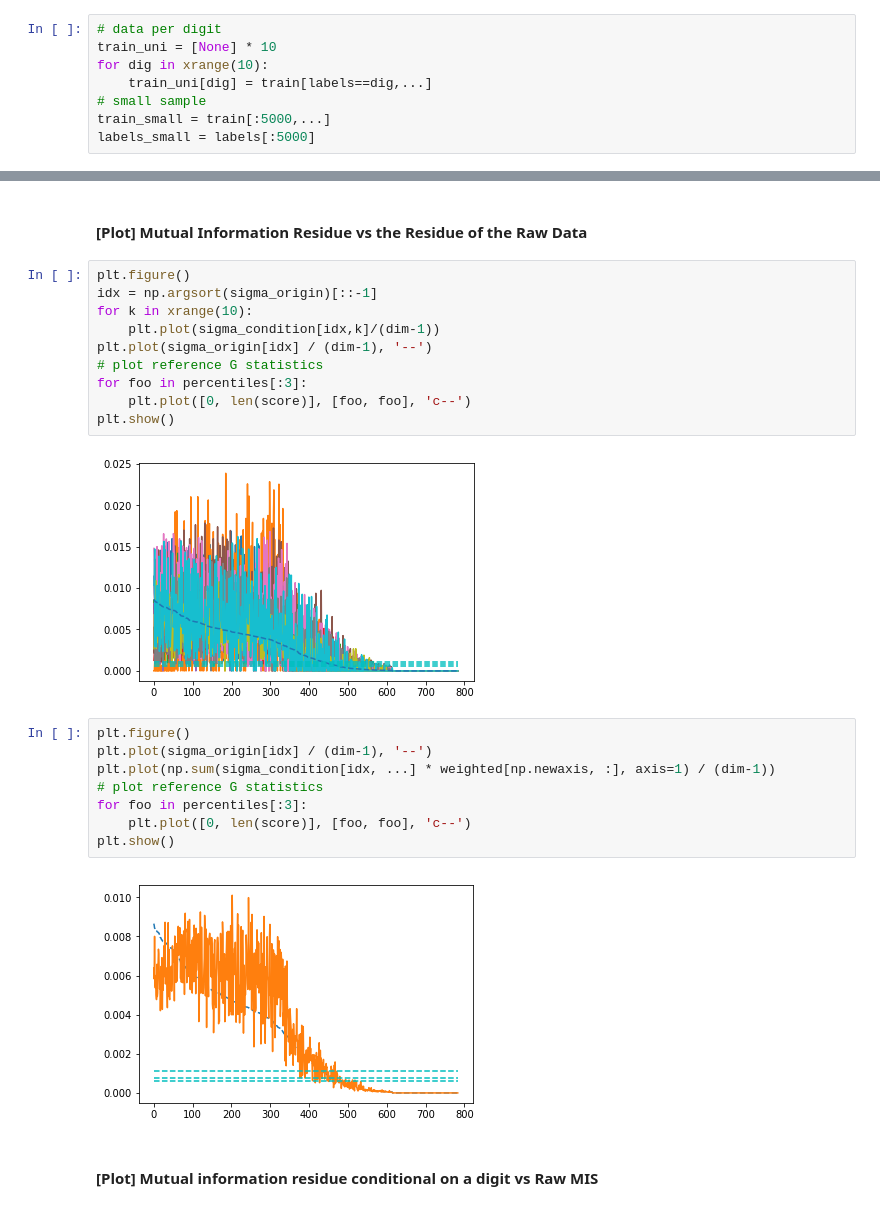
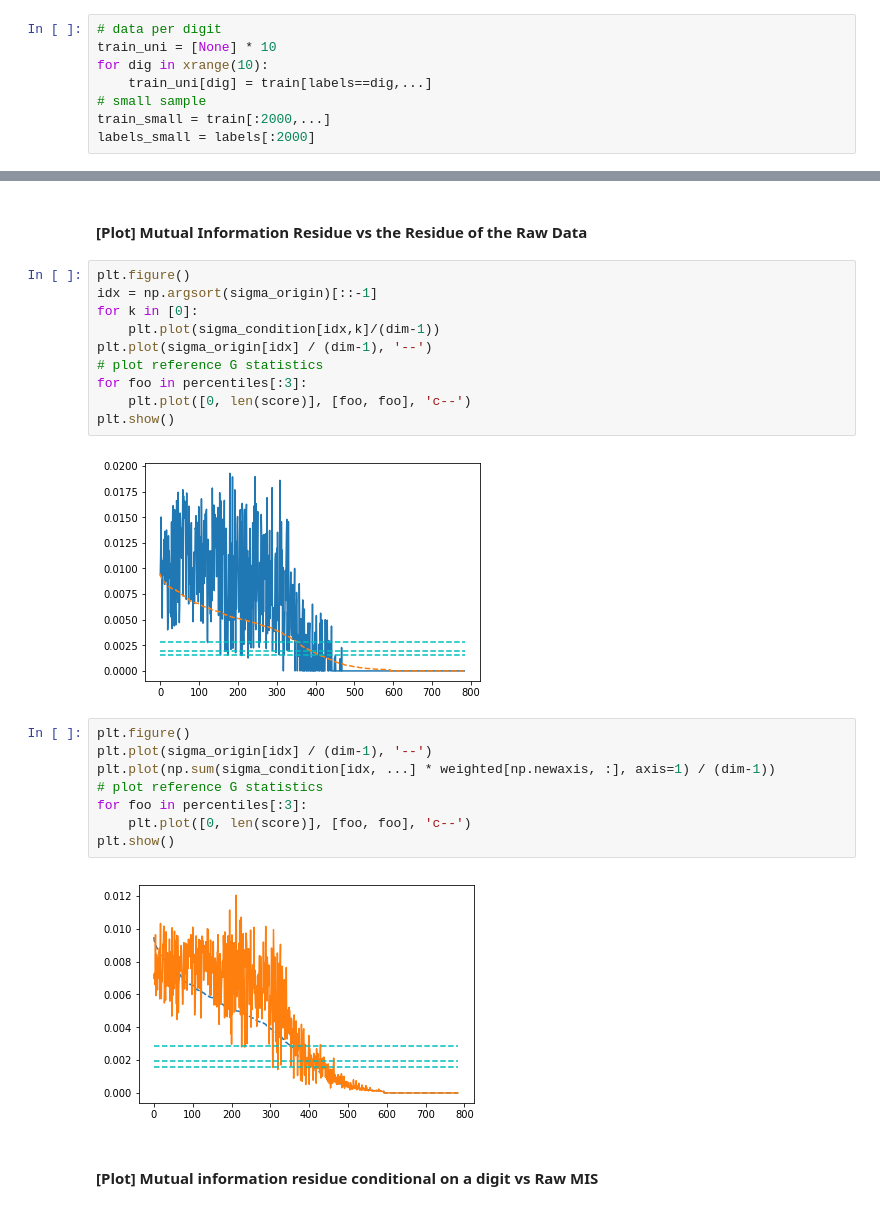
Before and after one commit to zyzzhaoyuzhe/MDPD, a Jupyter notebook: python/MNIST.ipynb, the cells around one changed output, grey strips where cells are left out. Cells and saved outputs as stored; diff of their text form.

```diff
--- a/python/MNIST.ipynb
+++ b/python/MNIST.ipynb
@@ -41,8 +41,8 @@ train_uni = [None] * 10
 for dig in xrange(10):
     train_uni[dig] = train[labels==dig,...]
 # small sample
-train_small = train[:5000,...]
-labels_small = labels[:5000]
+train_small = train[:2000,...]
+labels_small = labels[:2000]
 # %% [markdown]
 ### Pick a data source
 # %%
@@ -100,15 +100,15 @@ Wall time: 22.9 s
 # %%
 plt.figure()
 idx = np.argsort(sigma_origin)[::-1]
-for k in xrange(10):
+for k in [0]:
     plt.plot(sigma_condition[idx,k]/(dim-1))
 plt.plot(sigma_origin[idx] / (dim-1), '--')
 # plot reference G statistics
 for foo in percentiles[:3]:
     plt.plot([0, len(score)], [foo, foo], 'c--')
 plt.show()
 # %% [output]
-[figure, old version]
+[figure, new version]
 # %%
 plt.figure()
 plt.plot(sigma_origin[idx] / (dim-1), '--')
@@ -118,7 +118,7 @@ for foo in percentiles[:3]:
     plt.plot([0, len(score)], [foo, foo], 'c--')
 plt.show()
 # %% [output]
-[figure, old version]
+[figure, new version]
 # %% [markdown]
 #### [Plot] Mutual information residue conditional on a digit vs Raw MIS
 # %%
```
Also changed, not shown: parts of 10 cells of this notebook, 3 other files.
